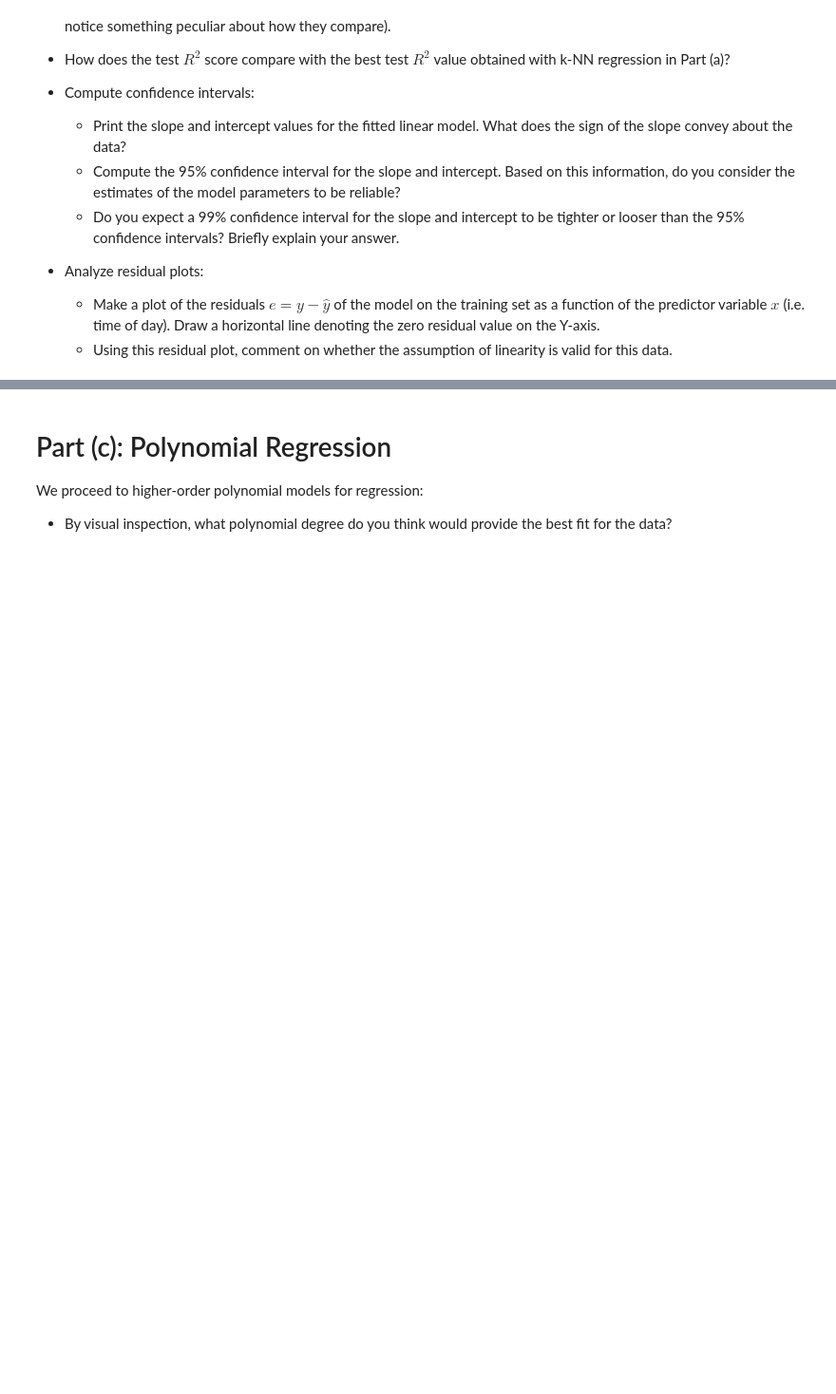
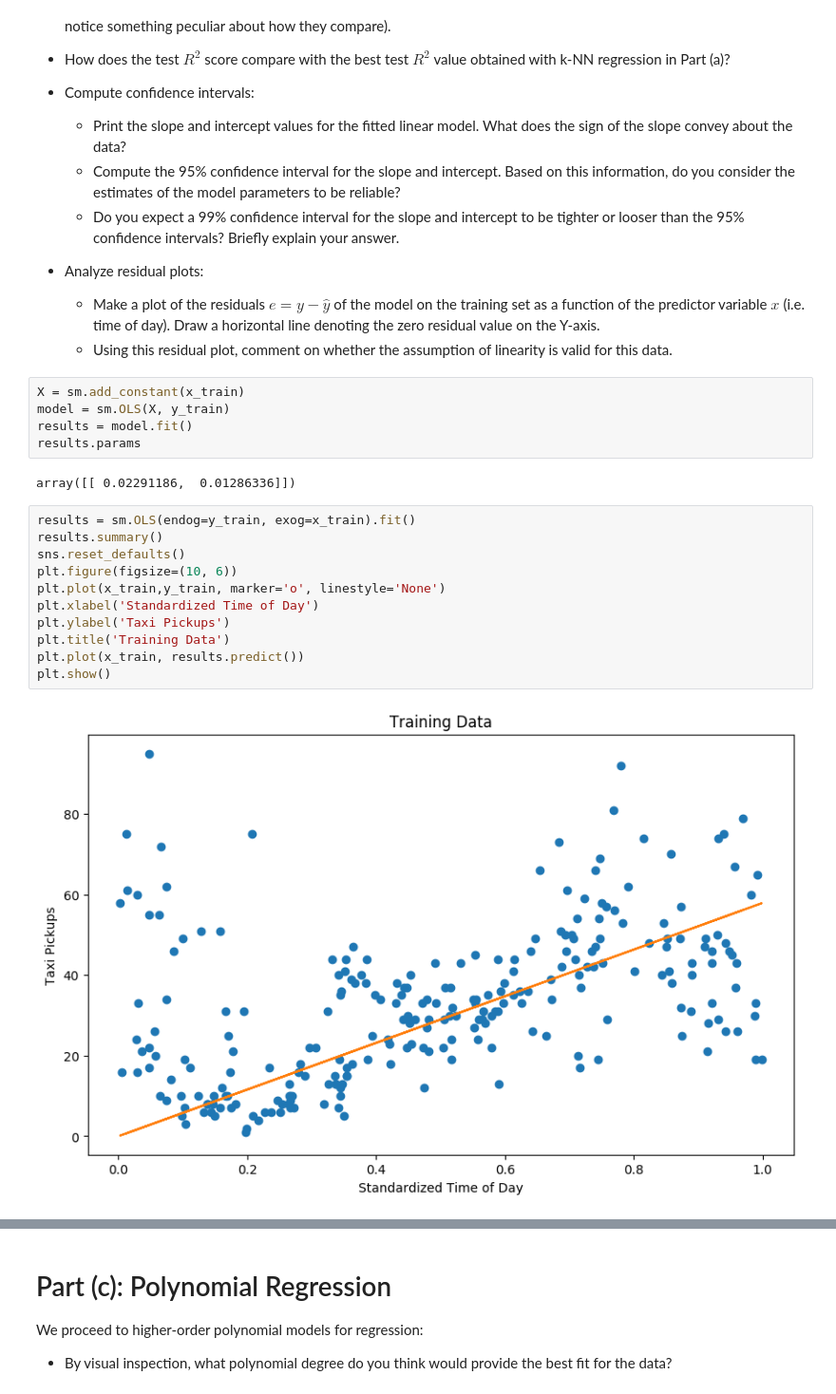
Before and after one commit to nondracek/CS109_GroupWork, a Jupyter notebook: 2/cs109a_hw2.ipynb, the cells around one changed output, grey strips where cells are left out. Shown: that part at 95% size. Saved outputs shown, nothing was run; the diff lists cells and outputs as text; blank space fills up the shorter version.

```diff
--- a/2/cs109a_hw2.ipynb
+++ b/2/cs109a_hw2.ipynb
@@ -150,3 +148,23 @@ Using the suggested built-in functions, answer the following questions:
 - Analyze residual plots:
     - Make a plot of the residuals ${e} = y - \hat{y}$ of the model on the training set as a function of the predictor variable $x$ (i.e. time of day). Draw a horizontal line denoting the zero residual value on the Y-axis.
     - Using this residual plot, comment on whether the assumption of linearity is valid for this data.
+# %%
+X = sm.add_constant(x_train)
+model = sm.OLS(X, y_train)
+results = model.fit()
+results.params
+# %% [output]
+array([[ 0.02291186,  0.01286336]])
+# %%
+results = sm.OLS(endog=y_train, exog=x_train).fit()
+results.summary()
+sns.reset_defaults()
+plt.figure(figsize=(10, 6))
+plt.plot(x_train,y_train, marker='o', linestyle='None')
+plt.xlabel('Standardized Time of Day')
+plt.ylabel('Taxi Pickups')
+plt.title('Training Data')
+plt.plot(x_train, results.predict())
+plt.show()
+# %% [output]
+[figure, added]
```
Also changed, not shown: parts of 9 cells of this notebook.
